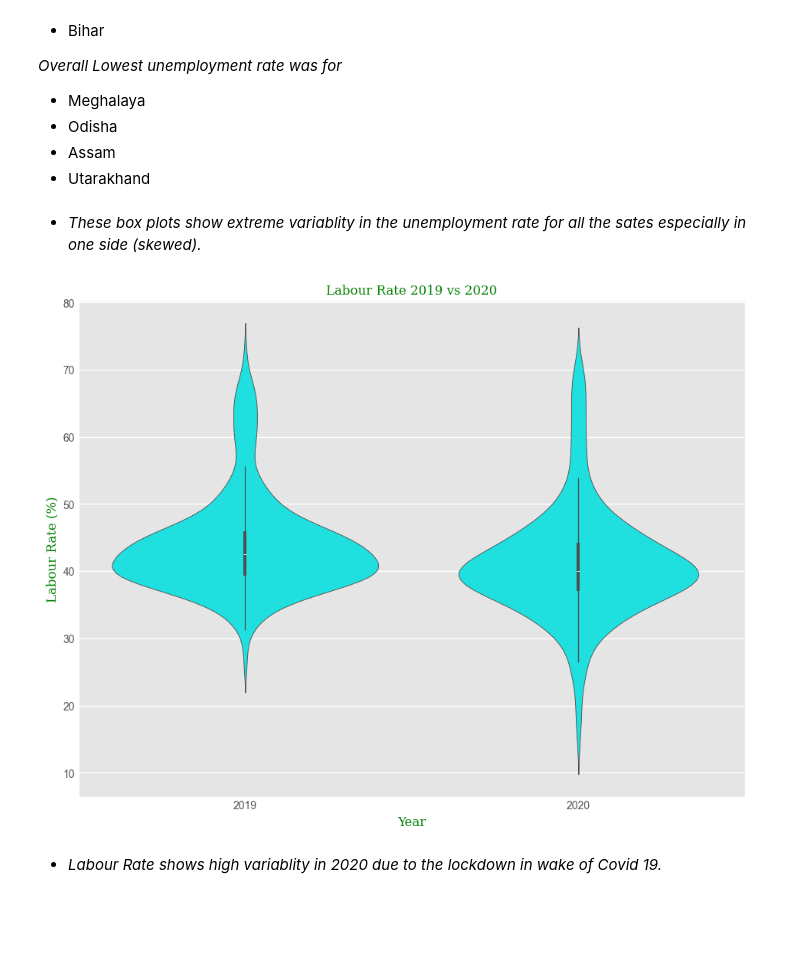
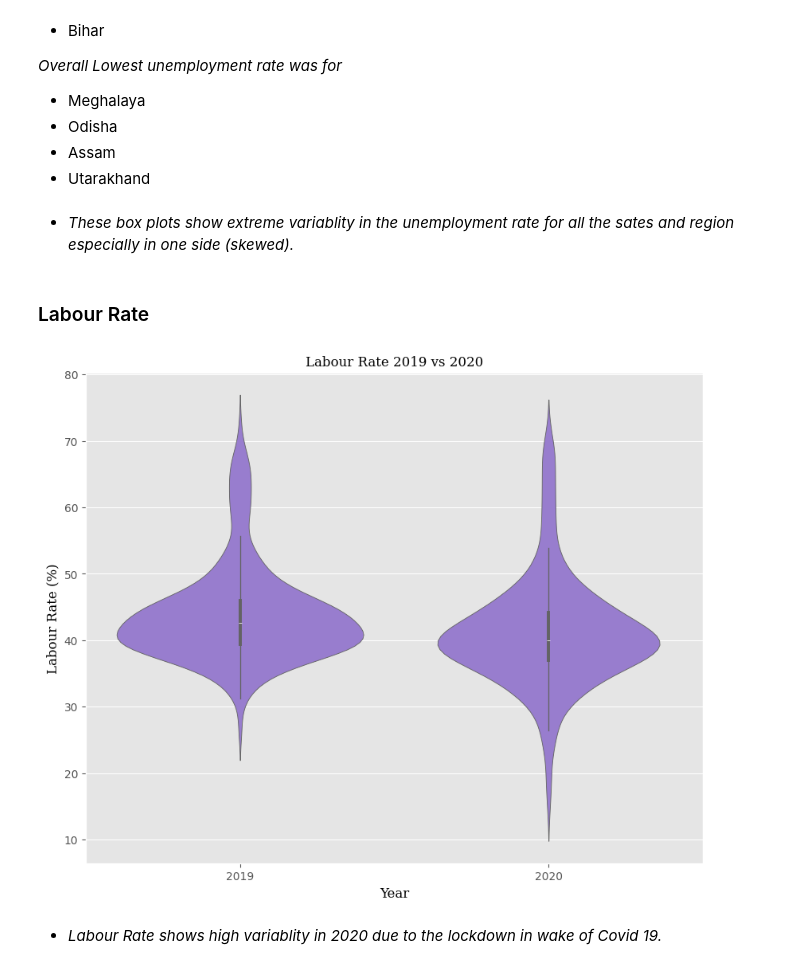
Before and after one commit to asvcodes/CovidUA, a Jupyter notebook: UnempEDA.ipynb, the cells around one changed output. Cells and saved outputs as stored; diff of their text form; code cells hidden in the pictures; blank space fills up the shorter version.

```diff
--- a/UnempEDA.ipynb
+++ b/UnempEDA.ipynb
@@ -124,10 +107,10 @@ memory usage: 46.2+ KB
 # %%
-# Change Date dtype for merge
-rawdf1['Date'] = pd.to_datetime(rawdf1['Date'])
-rawdf2['Date'] = pd.to_datetime(rawdf2['Date'])
+# Correct Date dtype for effective merge
+RawData1['Date'] = pd.to_datetime(RawData1['Date'])
+RawData2['Date'] = pd.to_datetime(RawData2['Date'])
 # %%
 # Merge the two dataframes
-df = rawdf1.merge(rawdf2,how='left',on=['Region','Date'],sort=True)
+df = RawData1.merge(RawData2,how='left',on=['Region','Date'],sort=True)
 df = df[['Region', 'Date', 'Estimated Unemployment Rate (%)_x',
        'Estimated Employed_x', 'Estimated Labour Participation Rate (%)_x',
        'Estimated Unemployment Rate (%)_y', 'Estimated Employed_y',
@@ -216,6 +202,10 @@ df.loc[df.duplicated()]
 # %%
 # Rename Columns
-df.columns = ['States', 'Date' ,'estUERT', 'estEmp(in M)','estLBRT','Region', 'Areatype']
+''' UERT - estimated Unemployement Rate
+    Employed - estimated Employed in Millions
+    LBRT - estimated Labour Rate'''
+
+df.columns = ['States', 'Date' ,'UERT', 'Employed','LBRT','Region', 'Areatype']
 
 df.index+=1
 df
@@ -255,7 +245,7 @@ getMonthNo = lambda months_series: months_series.cat.codes + 1
 # %%
 # Order the Cols
 df = df[['States','Year', 'Month',
-         'estUERT' , 'estLBRT','estEmp(in M)',
+         'UERT' , 'LBRT','Employed',
          'Region','Areatype']]
 df
 # %% [output]
@@ -371,2 +475,2 @@ fig.show()
 # %% [markdown]
-- *These box plots show extreme variablity in the unemployment rate for all the sates especially in one side (skewed).*
+- *These box plots show extreme variablity in the unemployment rate for all the sates  and region especially in one side (skewed).*
@@ -380,16 +477,22 @@ fig.show()
+# %% [markdown]
+### Labour Rate
 # %%
-# Analysing the 'Labour Rate' column with Violin Plot
-plt.figure(figsize=(10,8))
-plt.style.use('ggplot')
-sns.violinplot(y = df[df.columns[4]], x = df[df.columns[1]], color ='cyan')
+# Analyze the 'Labour Rate' column with a Violin Plot
+plt.figure(figsize=(10, 8))
 
-font = {'family': 'serif', 'color': 'green', 'weight': 'normal', 'size': 12}
+# Create the violin plot
+sns.violinplot(y=df[df.columns[4]], x=df[df.columns[1]], color='mediumpurple')
+
+# Customize font properties
+font = {'family': 'serif', 'color': 'Black', 'weight': 'normal', 'size': 12}
 plt.xlabel('Year', fontdict=font)
 plt.ylabel('Labour Rate (%)', fontdict=font)
 plt.title('Labour Rate 2019 vs 2020', fontdict=font)
+
+# Displaying the plot
 plt.show()
 # %% [output]
-[figure, old version]
+[figure, new version]
 # %% [markdown]
 - *Labour Rate shows high variablity in 2020 due to the lockdown in wake of Covid 19.*
 # %%
```
Also changed, not shown: parts of 87 cells of this notebook.
